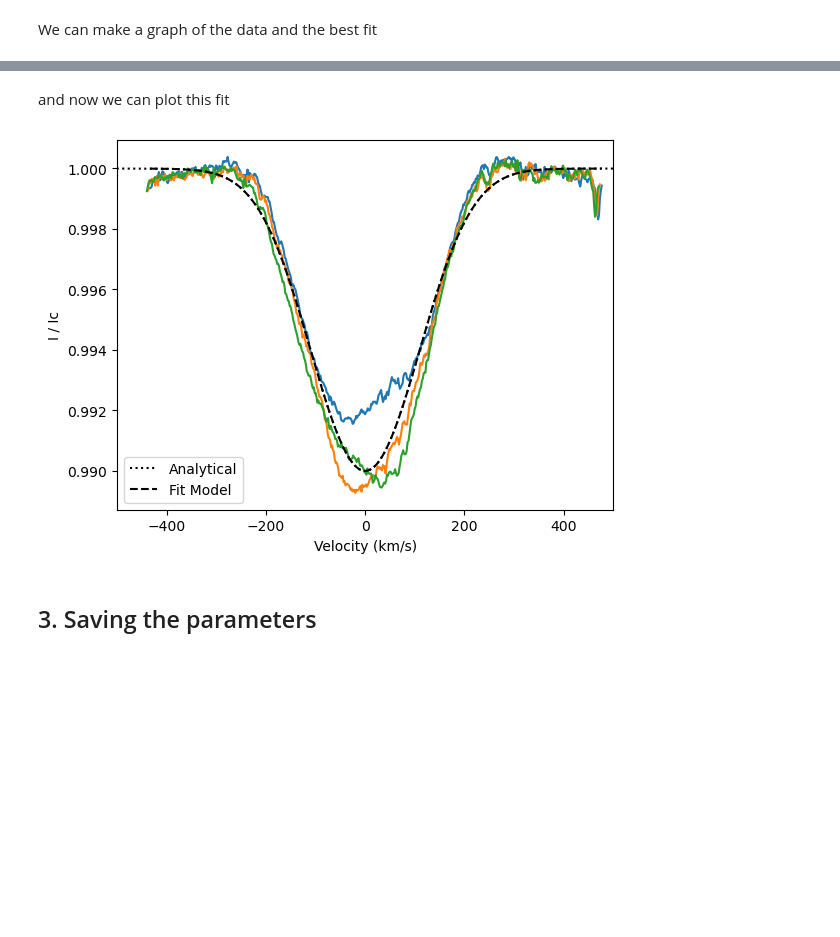
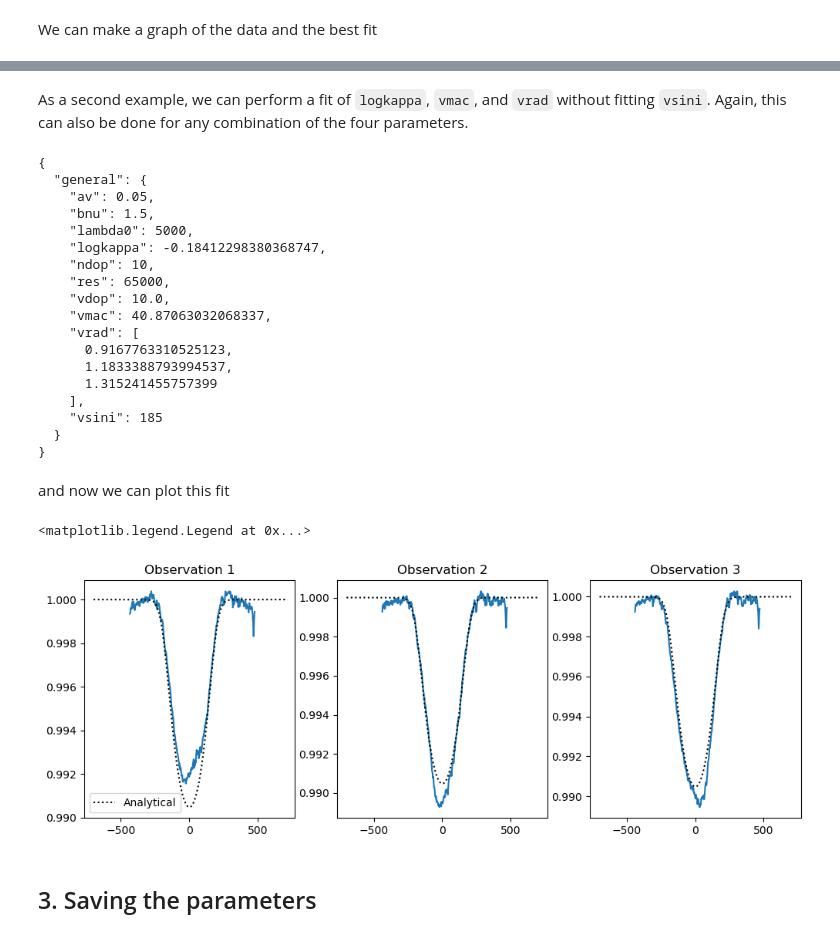
Before and after one commit to veropetit/pyRaven, a Jupyter notebook: JupyterBook/SimpleApplication/02-FitIntensity.ipynb, the cells around one changed output, grey strips where cells are left out. Saved outputs shown, nothing was run; the diff lists cells and outputs as text; code cells hidden in the pictures; blank space fills up the shorter version.

```diff
--- a/JupyterBook/SimpleApplication/02-FitIntensity.ipynb
+++ b/JupyterBook/SimpleApplication/02-FitIntensity.ipynb
@@ -239,0 +278,3 @@ print(param_best)
+# %%
+res,parameters_best=rav.fitparams.fitting(param_to_fit,parameters,lsds,guess,bounds)
+parameters_best[0].pprint()
@@ -282,21 +318,62 @@ print(param_best_novsini)
+# %% [markdown]
+As a second example, we can perform a fit of `logkappa`, `vmac`, and `vrad` without fitting `vsini`. Again, this can also be done for any combination of the four parameters.
+# %%
+param_initial['general']['vsini']=185 #since vsini is not being fit, whatever value we set here will be assumed to be true
+
+param_to_fit = [['logkappa','vmac','vrad']]
+guess = [[-0.1,30,[0]*nobs]]
+bounds = [[(None,None),(0,50),[(-100,100)]*nobs]]
+parameters=[param_initial]
+
+vels=[]
+specIs=[]
+specIs_err=[]
+for o in range(nobs):
+    vels.append(DataPacket.scaled.lsds[o].vel)
+    specIs.append(DataPacket.scaled.lsds[o].specI)
+    specIs_err.append(DataPacket.scaled.lsds[o].specSigI)
+
+lsds=[vels,specIs,specIs_err]
+
+res,parameters_best=rav.fitparams.fitting(param_to_fit,parameters,lsds,guess,bounds)
+parameters_best[0].pprint()
+# %% [output]
+{
+  "general": {
+    "av": 0.05,
+    "bnu": 1.5,
+    "lambda0": 5000,
+    "logkappa": -0.18412298380368747,
+    "ndop": 10,
+    "res": 65000,
+    "vdop": 10.0,
+    "vmac": 40.87063032068337,
+    "vrad": [
+      0.9167763310525123,
+      1.1833388793994537,
+      1.315241455757399
+    ],
+    "vsini": 185
+  }
+}
 # %% [markdown]
 and now we can plot this fit
 # %%
 # Make a figure and plot the scaled LSD Stokes I profiles
-fig, ax = plt.subplots(1,1)
-ax = DataPacket.scaled.plotI(ax)
-ax.set_xlim(-500,500)
+fig, ax = plt.subplots(1,3,figsize=(12,4))
 
-# compute the model with the best fit parameters
-model = rav.diskint2.analytical(param_best_novsini)
-ax.plot(model['vel'], model['flux'], c='k', ls='dotted', label='Analytical')
-
-plt.plot(DataPacket.scaled.lsds[0].vel,modelout,c='k',label='Fit Model', ls='--')
+param_best=parameters_best[0]
+model = rav.diskint.analytical(param_best)
+for o in range(nobs):
+    ax[o].plot(vels[o],specIs[o])
+    ax[o].plot(model['vel']+param_best['general']['vrad'][0],model['flux'],c='k',ls='dotted',label='Analytical')
+    ax[o].set_title('Observation {}'.format(o+1))
 
 
-l = ax.legend(loc=0)
+ax[0].legend(loc=0)
 # %% [output]
+<matplotlib.legend.Legend at 0x...>
-[figure, old version]
+[figure, new version]
 # %% [markdown]
 ## 3. Saving the parameters
 # %% [markdown]
```
Also changed, not shown: parts of 16 cells of this notebook, 2 other files.
